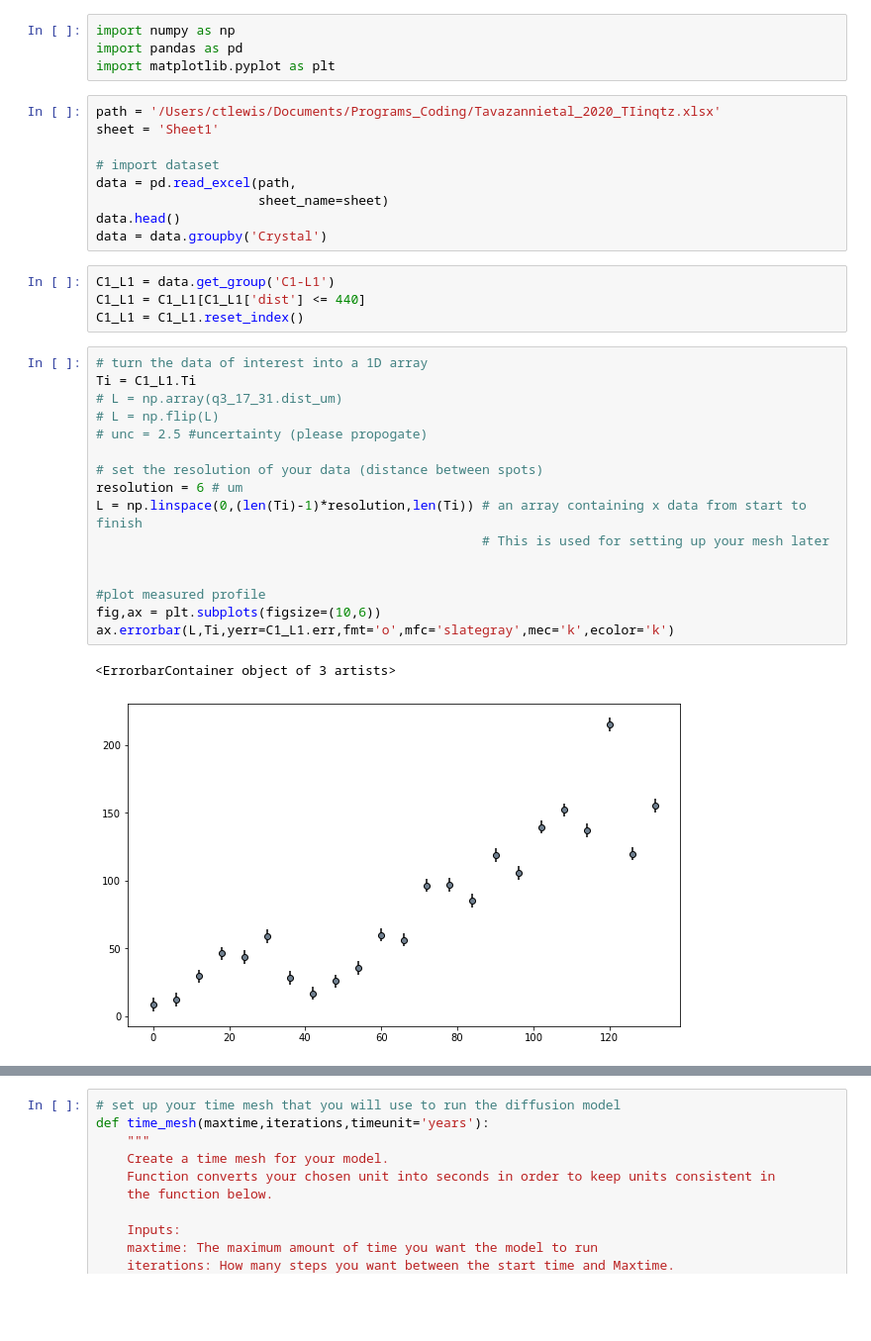
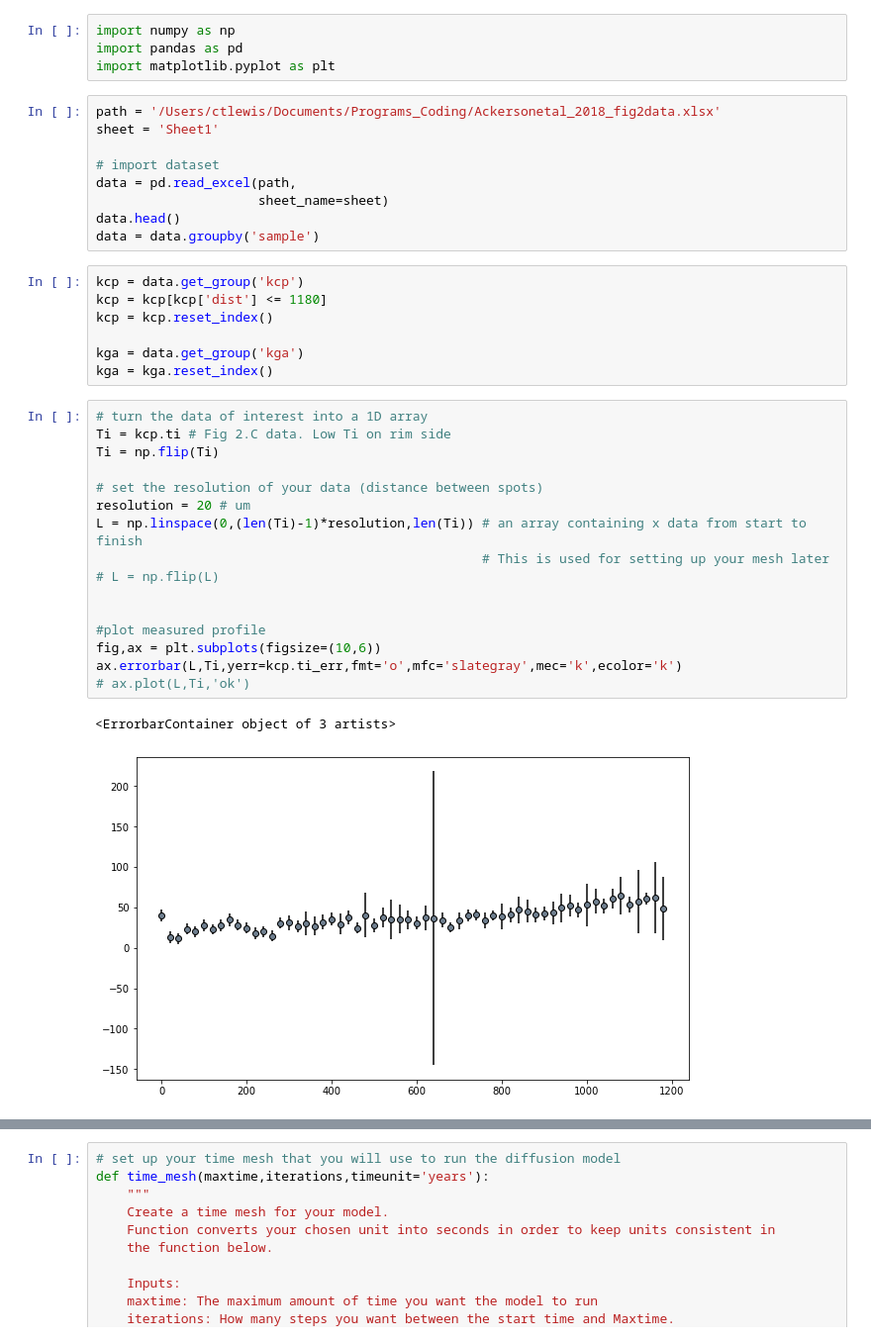
Before and after one commit to Lewisc2/QtzDiffusion, a Jupyter notebook: TiinQtz_exmpl.ipynb, the cells around one changed output, grey strips where cells are left out. Shown at 99% size. Cells and saved outputs as stored; diff of their text form; blank space fills up the shorter version.

```diff
--- a/TiinQtz_exmpl.ipynb
+++ b/TiinQtz_exmpl.ipynb
@@ -3,34 +3,37 @@ import numpy as np
 import pandas as pd
 import matplotlib.pyplot as plt
 # %%
-path = '/Users/ctlewis/Documents/Programs_Coding/Tavazannietal_2020_TIinqtz.xlsx'
+path = '/Users/ctlewis/Documents/Programs_Coding/Ackersonetal_2018_fig2data.xlsx'
 sheet = 'Sheet1'
 
 # import dataset
 data = pd.read_excel(path,
                      sheet_name=sheet)
 data.head()
-data = data.groupby('Crystal')
+data = data.groupby('sample')
 # %%
-C1_L1 = data.get_group('C1-L1')
-C1_L1 = C1_L1[C1_L1['dist'] <= 440]
-C1_L1 = C1_L1.reset_index()
+kcp = data.get_group('kcp')
+kcp = kcp[kcp['dist'] <= 1180]
+kcp = kcp.reset_index()
+
+kga = data.get_group('kga')
+kga = kga.reset_index()
 # %%
 # turn the data of interest into a 1D array
-Ti = C1_L1.Ti
-# L = np.array(q3_17_31.dist_um)
-# L = np.flip(L)
-# unc = 2.5 #uncertainty (please propogate)
+Ti = kcp.ti # Fig 2.C data. Low Ti on rim side
+Ti = np.flip(Ti)
 
 # set the resolution of your data (distance between spots)
-resolution = 6 # um
+resolution = 20 # um
 L = np.linspace(0,(len(Ti)-1)*resolution,len(Ti)) # an array containing x data from start to finish
                                                   # This is used for setting up your mesh later
+# L = np.flip(L)
 
 
 #plot measured profile
 fig,ax = plt.subplots(figsize=(10,6))
-ax.errorbar(L,Ti,yerr=C1_L1.err,fmt='o',mfc='slategray',mec='k',ecolor='k')
+ax.errorbar(L,Ti,yerr=kcp.ti_err,fmt='o',mfc='slategray',mec='k',ecolor='k')
+# ax.plot(L,Ti,'ok')
 # %% [output]
 <ErrorbarContainer object of 3 artists>
-[figure, old version]
+[figure, new version]
```
Also changed, not shown: parts of 9 cells of this notebook.
